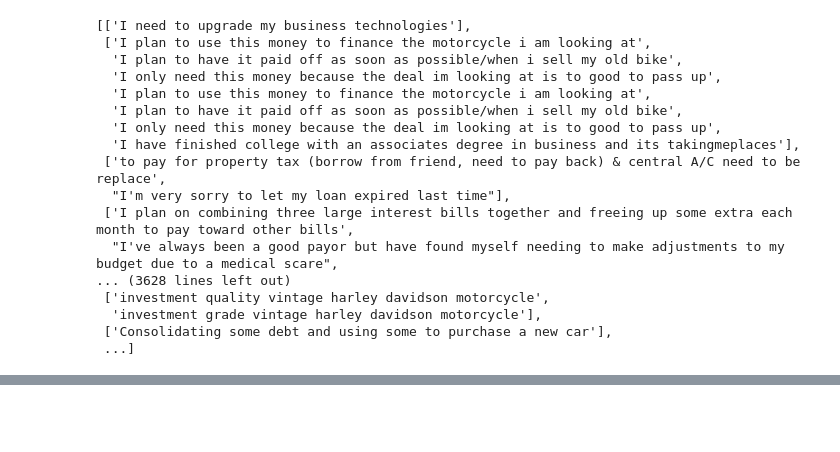
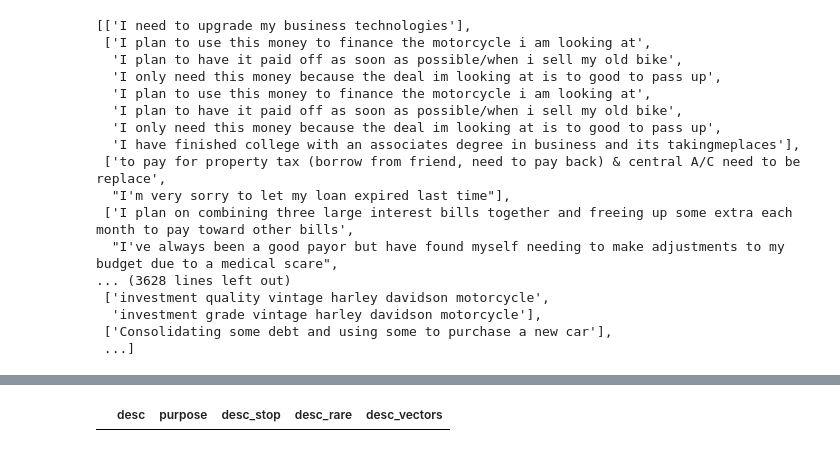
Before and after one commit to Saaj2000/xyzcorp, a Jupyter notebook: Assessment_NLP.ipynb, the cells around one changed output, grey strips where cells are left out. Saved outputs shown, nothing was run; the diff lists cells and outputs as text; code cells hidden in the pictures; blank space fills up the shorter version.

```diff
--- a/Assessment_NLP.ipynb
+++ b/Assessment_NLP.ipynb
@@ -162,0 +189,17 @@ print(data)
+# %%
+split_df["desc_rare"] =  split_df["desc_rare"].apply(lambda x:[y for y in x if y != ""])
+# %%
+def embed_words(sentence):
+    vector = []
+    counter = {}
+    for word in sentence:
+        counter[word] = cnt[word]
+    sentence = sorted(sentence, key=counter.get, reverse = True)
+    if len(sentence) > 20:
+        sentence = sentence[:20]
+    for word in sentence:
+        try:
+            vector.append(glove_vectors[word])
+        except KeyError:
+            pass
+    return np.array(vector)
@@ -162,0 +220,2 @@ print(data)
+# %%
+split_df["desc_vectors"] = split_df["desc_rare"].apply(embed_words)
@@ -162,0 +281,7 @@ print(data)
+# %%
+split_df = split_df[split_df['desc_rare'].map(lambda d: len(d)) > 0]
+split_df = split_df[split_df['desc_vectors'].map(lambda d: len(d)) > 0]
+# %%
+split_df[split_df['desc_rare'].str.len() == 0]
+# %% [output]
+|  | desc | purpose | desc_stop | desc_rare | desc_vectors |
```
Also changed, not shown: parts of 73 cells of this notebook, 1 other file.
